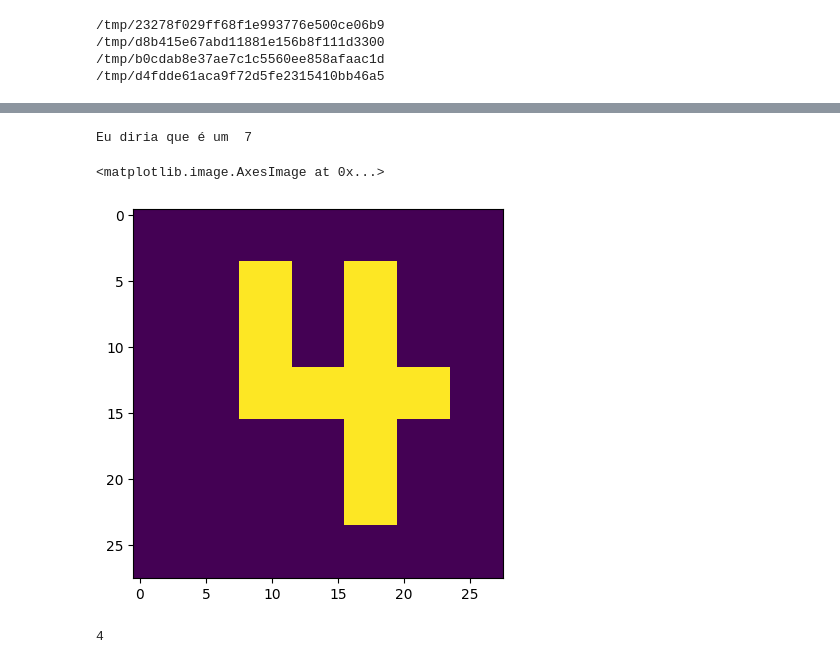
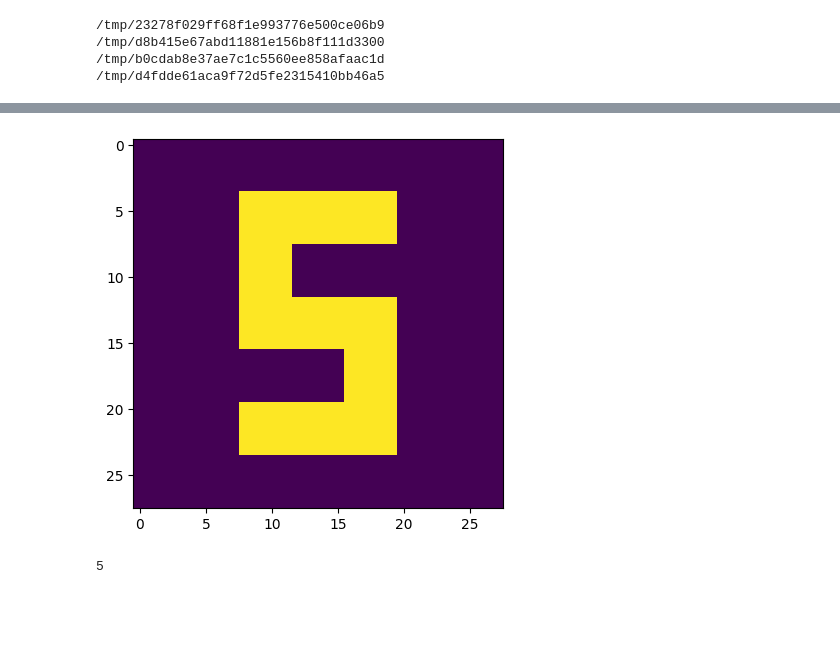
Before and after one commit to leosmaia21/mnisFromScratch, a Jupyter notebook: mnistFromScratch.ipynb, the cells around one changed output, grey strips where cells are left out. Drawn from its saved outputs; the diff is of its cells as text; code cells hidden in the pictures; blank space fills up the shorter version.

```diff
--- a/mnistFromScratch.ipynb
+++ b/mnistFromScratch.ipynb
@@ -223,31 +265,24 @@ imshow(img)
+# %%
+# upscale to 28x28
+m = [[0,0,0,0,0,0,0],
+     [0,0,1,1,1,0,0],
+     [0,0,1,0,0,0,0],
+     [0,0,1,1,1,0,0],
+     [0,0,0,0,1,0,0],
+     [0,0,1,1,1,0,0],
+     [0,0,0,0,0,0,0]]
+
+m = np.concatenate([np.concatenate([[x]*4 for x in y]*4) for y in m])
+imshow(m.reshape(28,28))
+np.savetxt("image",m,  fmt = "%i", delimiter=',')
+# %% [output]
+[figure, added]
 # %%
-# what is it?
-x = img.reshape(1, -1).dot(l1)
+
+l1_x = np.loadtxt("l1.txt", delimiter= ",")
+x = m.reshape(1, -1).dot(l1)
 x = np.maximum(x, 0)
 x = x.dot(l2)
-print("Eu diria que é um ", np.argmax(x))
-
-#agora com torch
+np.argmax(x)
 # %% [output]
-Eu diria que é um  7
+5
-# %%
-# upscale to 28x28
-m = [[0,0,0,0,0,0,0],
-     [0,0,1,0,1,0,0],
-     [0,0,1,0,1,0,0],
-     [0,0,1,1,1,1,0],
-     [0,0,0,0,1,0,0],
-     [0,0,0,0,1,0,0],
-     [0,0,0,0,0,0,0]]
-m = np.concatenate([np.concatenate([[x]*4 for x in y]*4) for y in m])
-imshow(m.reshape(28,28))
-# %% [output]
-<matplotlib.image.AxesImage at 0x...>
-[figure, removed]
-# %%
-x = m.reshape(1, -1).dot(l1)
-x = np.maximum(x, 0)
-x = x.dot(l2)
-np.argmax(x)
-# %% [output]
-4
```
Also changed, not shown: parts of 8 cells of this notebook, 5 other files.
